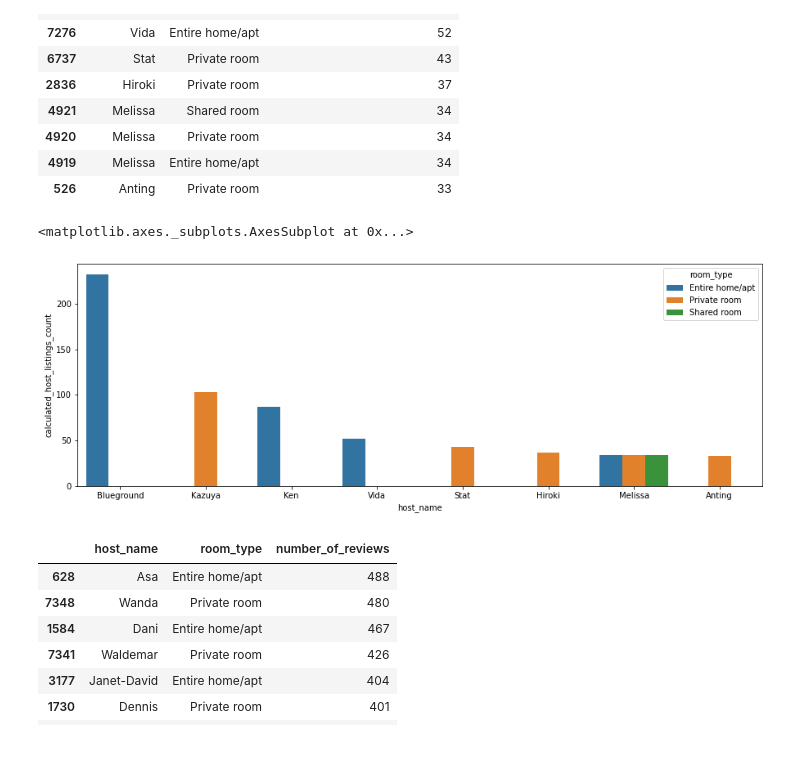
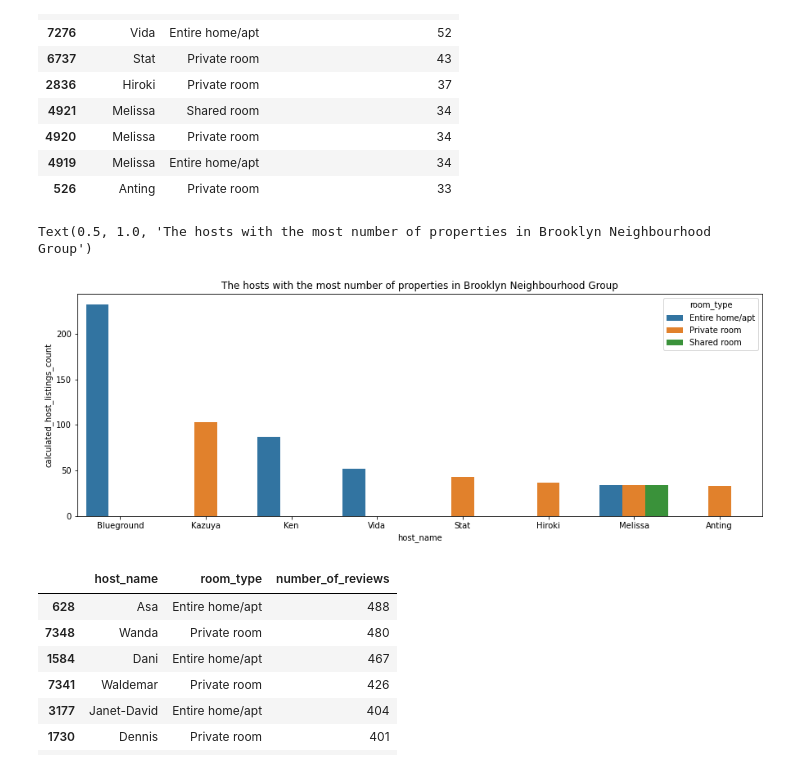
Before and after one commit to neilsamuel123/pract_alma_better, a Jupyter notebook: Airbnb_Bookings_Final_Analysis_Capstone_Project.ipynb, the cells around one changed output. Saved outputs shown, nothing was run; the diff lists cells and outputs as text; code cells hidden in the pictures.

```diff
--- a/Airbnb_Bookings_Final_Analysis_Capstone_Project.ipynb
+++ b/Airbnb_Bookings_Final_Analysis_Capstone_Project.ipynb
@@ -230,9 +235,10 @@ top10_hosts_brooklyn
 # %%
 plt.figure(figsize=(15,5))
 sns.barplot(x='host_name',y='calculated_host_listings_count',hue='room_type',data=top10_hosts_brooklyn)
+plt.title("The hosts with the most number of properties in Brooklyn Neighbourhood Group")
 # %% [output]
-<matplotlib.axes._subplots.AxesSubplot at 0x...>
+Text(0.5, 1.0, 'The hosts with the most number of properties in Brooklyn Neighbourhood Group')
-[figure, old version]
+[figure, new version]
 # %%
 # Total hosts in brooklyn and their properties
 brooklyn_likeable_hosts=brooklyn_data.groupby(['host_name','room_type'])['number_of_reviews'].max().astype(int).reset_index()
```
Also changed, not shown: parts of 46 cells of this notebook.
